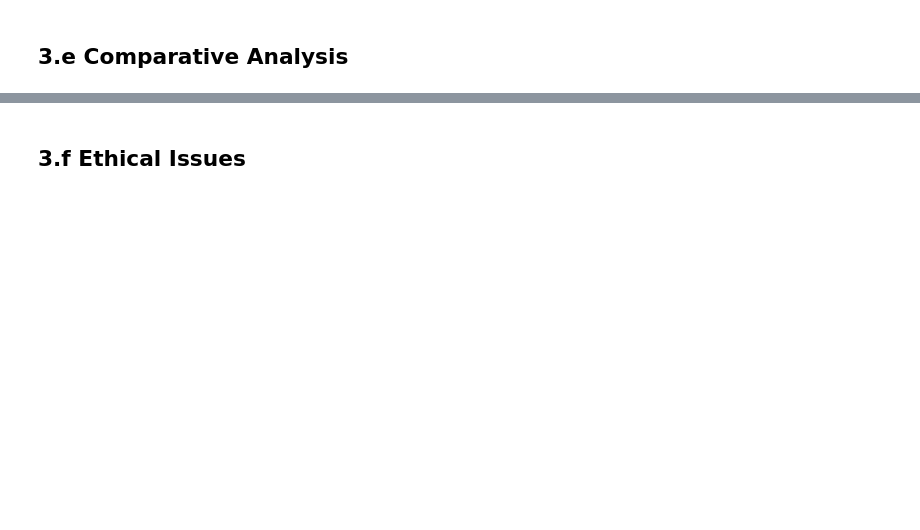
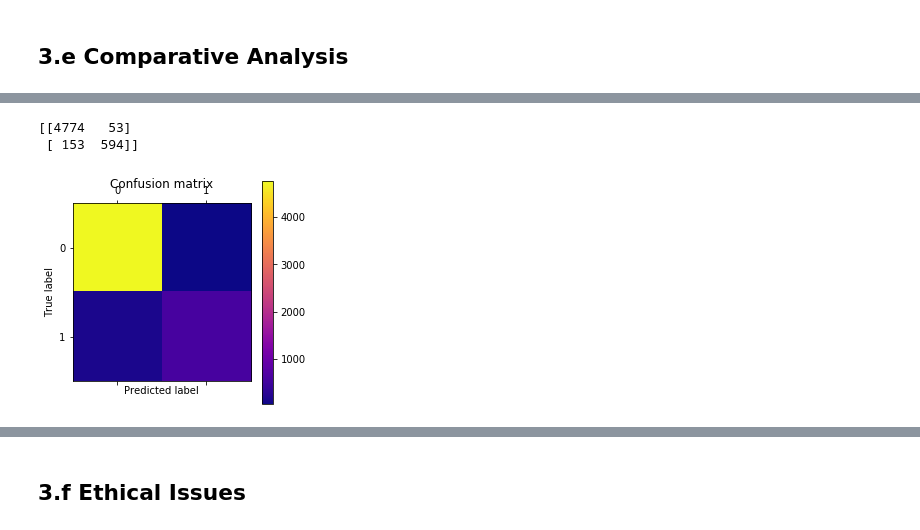
Before and after one commit to robcruz088/Machine-Learning-Exercises, a Jupyter notebook: Final Project/CruzRoberto_Dataset3.ipynb, the cells around one changed output, grey strips where cells are left out. Cells and saved outputs as stored; diff of their text form; code cells hidden in the pictures; blank space fills up the shorter version.

```diff
--- a/Final Project/CruzRoberto_Dataset3.ipynb
+++ b/Final Project/CruzRoberto_Dataset3.ipynb
@@ -264,0 +267,26 @@ plt.show()
+# %%
+qda_run_time = [] # list of time for each iteration
+qda_conf_matrix = [] # list of the confusion matrices for each iteration
+qda_accuracy = [] # list of the accuracy for each iteration
+
+qda_kfold = KFold(n_splits=5,shuffle=True) # initialize the kfold cross validation
+for train_index, test_index in qda_kfold.split(X):
+    qda_X_train, qda_X_test = X[train_index], X[test_index] # Training Data, Test Data
+    qda_y_train, qda_y_test = y[train_index], y[test_index] # Training Data, Test Data
+    t0_qda = time.time()
+    yellow_submarine = QuadraticDiscriminantAnalysis() # named after The Beatles Song- Yellow Submarine
+    yellow_submarine.fit(qda_X_train,qda_y_train) # fit to the QDA Classifier
+    qda_Y_pred = yellow_submarine.predict(qda_X_test) # predict class
+    qda_time = time.time()-t0_qda
+    qda_run_time.append(qda_time)
+    qda_cm = confusion_matrix(qda_y_test, qda_Y_pred) # confusion matrix
+    qda_conf_matrix.append(qda_cm)
+    qda_cr = classification_report(qda_y_test, qda_Y_pred) # classification report - shows main classification metrics
+    accuracy_qda = accuracy_score(qda_y_test, qda_Y_pred) # accuracy
+    qda_accuracy.append(accuracy_qda)
+
+average_qda_accuracy = sum(qda_accuracy)/5
+print("Average Accurary:",average_qda_accuracy)
+print("Classification Report\n",qda_cr)
+average_qda_time = sum(qda_run_time)/5
+print("Average run time after doing 5-fold Cross Validation:", average_qda_time)
@@ -266,0 +359,14 @@ plt.show()
+# %%
+overall_conf_qda = sum(qda_conf_matrix) # get the overall confusion matrix
+
+print(overall_conf_qda)
+plt.matshow(overall_conf_qda, cmap= 'plasma')
+plt.title('Confusion matrix')
+plt.colorbar()
+plt.ylabel('True label')
+plt.xlabel('Predicted label')
+plt.show()
+# %% [output]
+[[4774   53]
+ [ 153  594]]
+[figure, added]
```
Also changed, not shown: parts of 36 cells of this notebook, 2 other files.
